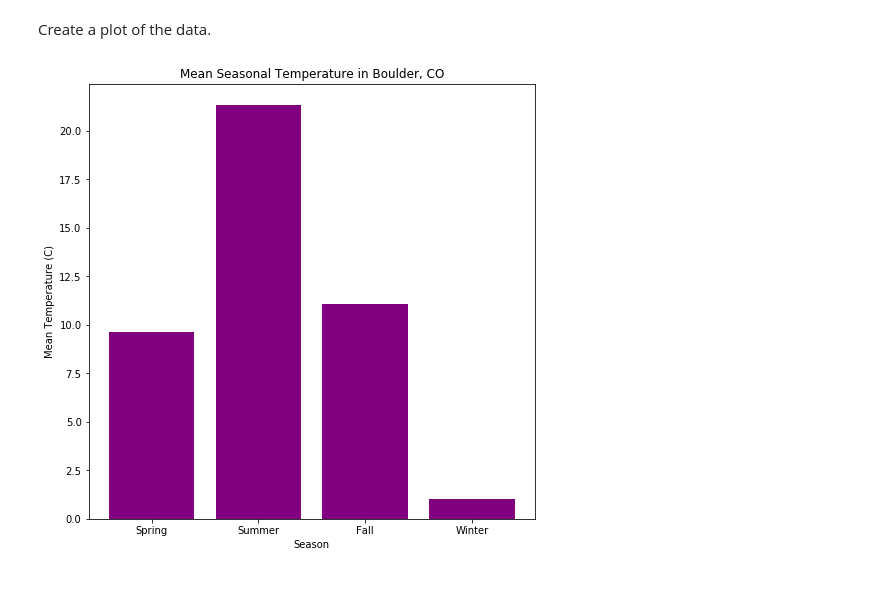
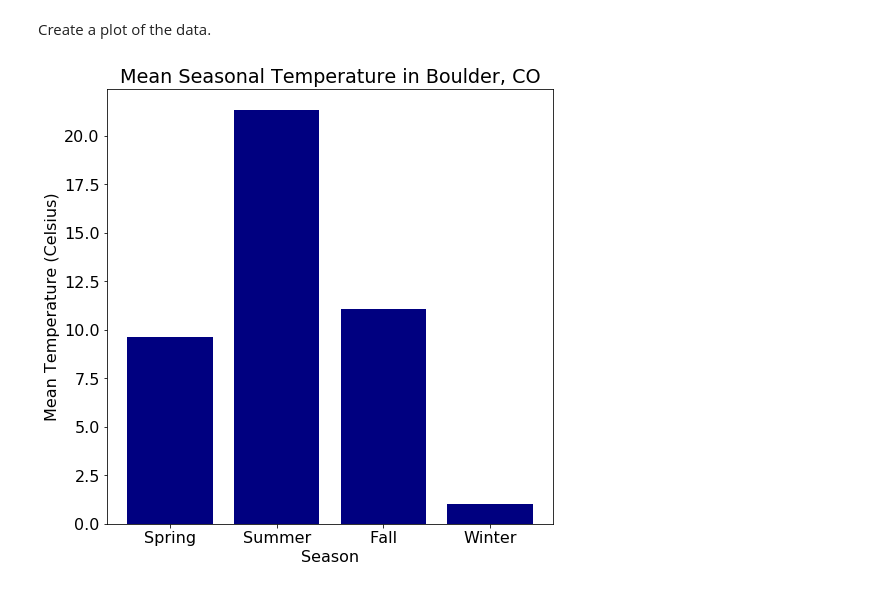
Before and after one commit to earthlab-education/ea-bootcamp-practice-data-structures, a Jupyter notebook: mbrown-practice-data-structures.ipynb, the cells around one changed output. Saved outputs shown, nothing was run; the diff lists cells and outputs as text; code cells hidden in the pictures.

```diff
--- a/mbrown-practice-data-structures.ipynb
+++ b/mbrown-practice-data-structures.ipynb
@@ -400,17 +400,20 @@ Create a plot of the data.
 # %%
 # set plot size for all plots that follow
 plt.rcParams["figure.figsize"] = (8, 8)
+
+# set font for all text in plot to size 16
+plt.rcParams["font.size"] = (16)
 
 # create the plot space upon which to plot the data
 fig, ax = plt.subplots()
 
 # add the x-axis and the y-axis to the plot
-ax.bar(seasons_mean.Season, seasons_mean.mean_temp, color="purple")
+ax.bar(seasons_mean.Season, seasons_mean.mean_temp, color="navy")
 
 # set plot title
 ax.set(title="Mean Seasonal Temperature in Boulder, CO")
 
 # add labels to the axes
-ax.set(xlabel="Season", ylabel="Mean Temperature (C)");
+ax.set(xlabel="Season", ylabel="Mean Temperature (Celsius)");
 # %% [output]
-[figure, old version]
+[figure, new version]
```
